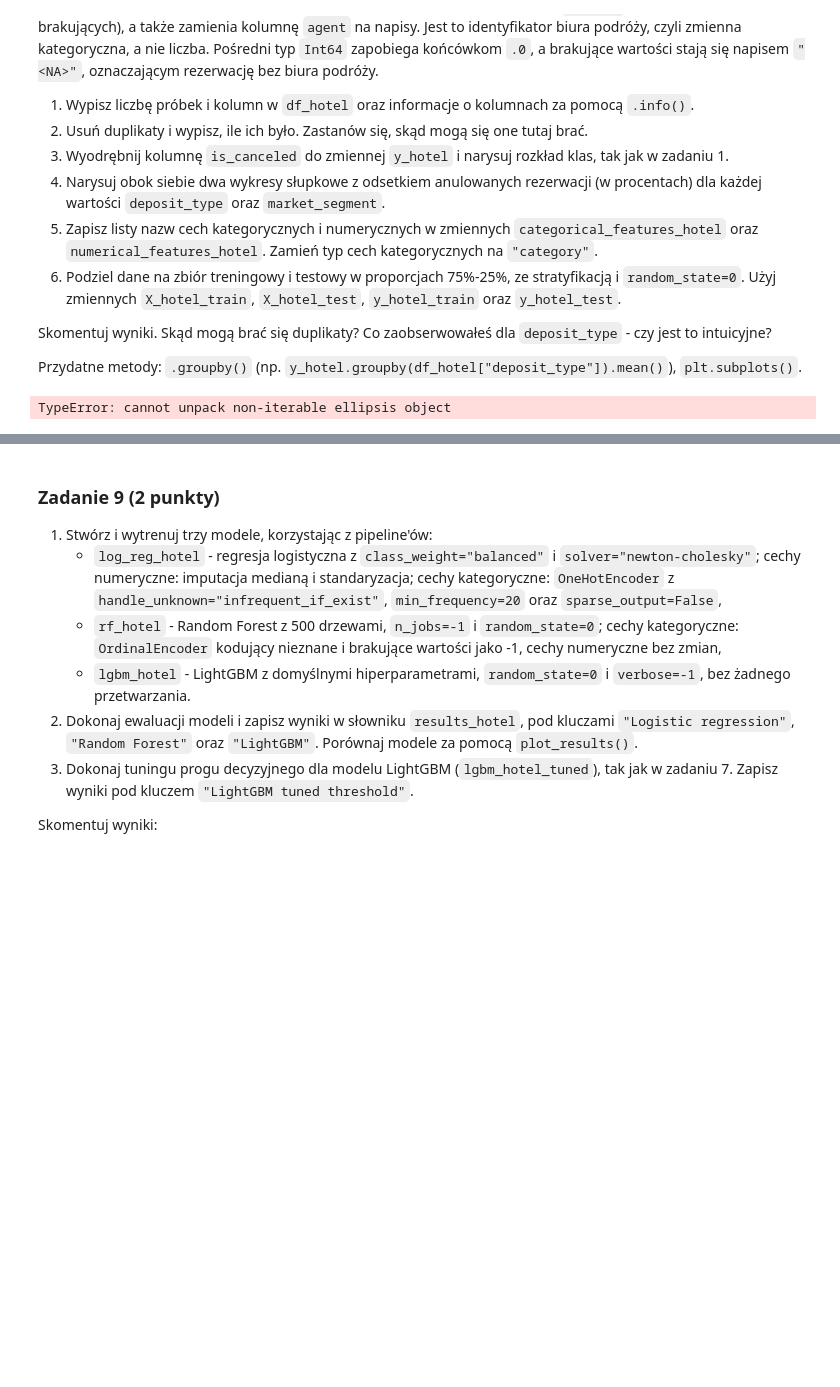
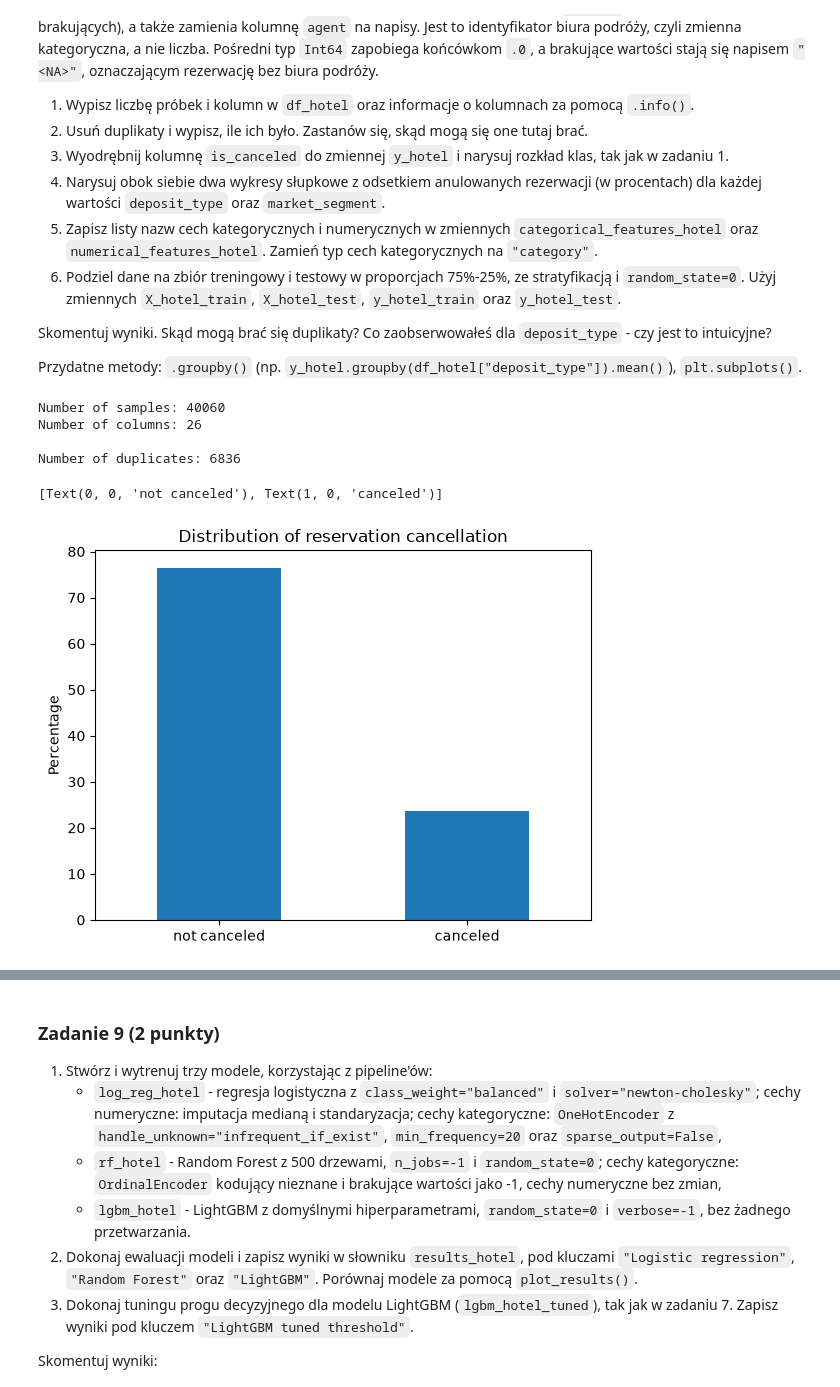
Before and after one commit to Mysiax05/AI_Basics, a Jupyter notebook: lab2/lab_2.ipynb, the cells around one changed output, grey strips where cells are left out. Saved outputs shown, nothing was run; the diff lists cells and outputs as text; code cells hidden in the pictures; blank space fills up the shorter version.

Commit message:
hotel booking demand data

```diff
--- a/lab2/lab_2.ipynb
+++ b/lab2/lab_2.ipynb
@@ -1466,27 +1466,3 @@ leaky_columns = [
 df_hotel = pd.read_csv("hotel_data.csv.gz")
 df_hotel = df_hotel.drop(columns=leaky_columns + ["company"])
 df_hotel["agent"] = df_hotel["agent"].astype("Int64").astype(str)
-# %%
-# number of samples and columns, information about columns
-# your_code
-
-# duplicates
-n_duplicates_hotel = ...
-# your_code
-
-# extract labels and calculate class percentages
-y_hotel = ...
-# your_code
-
-# cancellation rates for deposit_type and market_segment
-# your_code
-
-# feature types
-categorical_features_hotel = ...
-numerical_features_hotel = ...
-# your_code
-
-# train-test split
-X_hotel_train, X_hotel_test, y_hotel_train, y_hotel_test = ...
-# %% [output]
-TypeError: cannot unpack non-iterable ellipsis object
@@ -1498,0 +1469,47 @@ TypeError: cannot unpack non-iterable ellipsis object
+# %%
+# number of samples and columns, information about columns
+n_samples, n_columns = df_hotel.shape
+print(f"Number of samples: {n_samples}")
+print(f"Number of columns: {n_columns}")
+print()
+
+# duplicates
+n_duplicates_hotel = sum(df_hotel.duplicated())
+df_hotel = df_hotel.drop_duplicates()
+print(f"Number of duplicates: {n_duplicates_hotel}")
+print()
+
+# extract labels and calculate class percentages
+y_hotel = df_hotel.pop("is_canceled")
+class_pct_hotel = y_hotel.value_counts(normalize=True).mul(100)
+
+# cancellation rates for deposit_type and market_segment
+deposit_cancel = y_hotel.groupby(df_hotel["deposit_type"]).mean().mul(100).sort_values(ascending=False)
+market_cancel = y_hotel.groupby(df_hotel["market_segment"]).mean().mul(100).sort_values(ascending=False)
+
+# feature types
+categorical_features_hotel = df_hotel.select_dtypes(exclude=["number"]).columns.tolist()
+numerical_features_hotel = df_hotel.select_dtypes(include=["number"]).columns.tolist()
+
+for col in categorical_features_hotel:
+    df_hotel[col] = df_hotel[col].astype("category")
+
+# train-test split
+X_hotel_train, X_hotel_test, y_hotel_train, y_hotel_test = train_test_split(
+    df_hotel, y_hotel, test_size=0.25, random_state=0, stratify=y_hotel
+)
+# %% [output]
+Number of samples: 40060
+Number of columns: 26
+
+Number of duplicates: 6836
+# %%
+# class distribution
+plot = class_pct_hotel.plot.bar(title="Distribution of reservation cancellation",
+                                ylabel="Percentage",
+                                xlabel="")
+
+plot.set_xticklabels(["not canceled", "canceled"], rotation=0)
+# %% [output]
+[Text(0, 0, 'not canceled'), Text(1, 0, 'canceled')]
+[figure, added]
```
Also changed, not shown: parts of 6 cells of this notebook.
